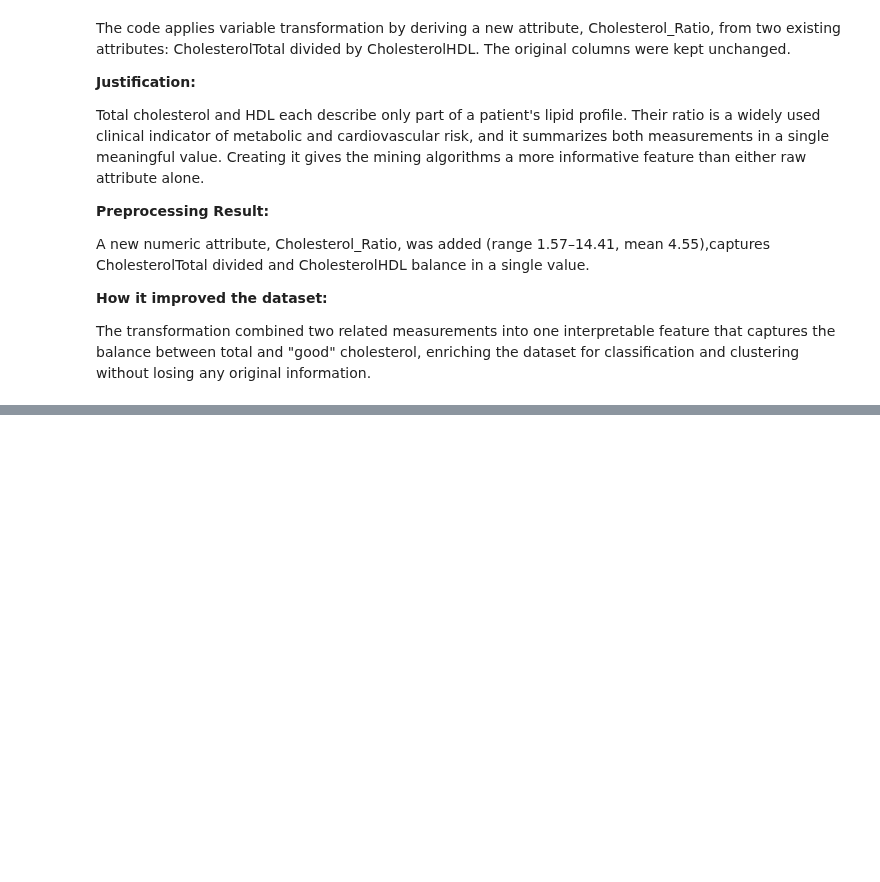
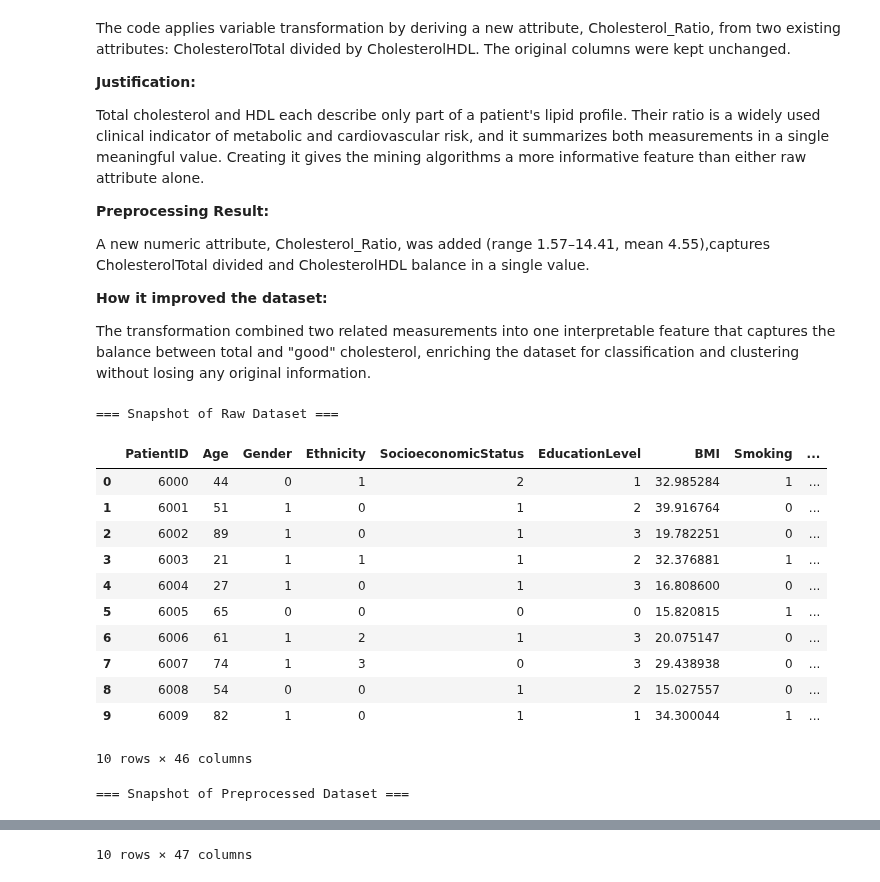
Before and after one commit to reemajedz99/IT326-Diabetes, a Jupyter notebook: Reports/Phase2.ipynb, the cells around one changed output, grey strips where cells are left out. Saved outputs shown, nothing was run; the diff lists cells and outputs as text; code cells hidden in the pictures; blank space fills up the shorter version.

```diff
--- a/Reports/Phase2.ipynb
+++ b/Reports/Phase2.ipynb
@@ -280,23 +277,34 @@ The code normalizes the data by applying `MinMaxScaler` from `sklearn.preprocess
 #### **Justification:**
 In our raw dataset, numerical features have very different ranges. Scaling the data ensures that all features are uniform, preventing large numbers from dominating distance calculations and improving overall model performance. After scaling, `df.describe()` was used to verify that all transformed features are bounded between `0` and `1`.
 # %%
+import os
 import pandas as pd
 from sklearn.preprocessing import MinMaxScaler
 
-preprocessed_df = df.copy()
+raw_df = pd.read_csv('Dataset/Raw_dataset.csv')
+
+preprocessed_df = raw_df.copy()
 
 num_cols = [
-    'AlcoholConsumption', 'PhysicalActivity', 'DietQuality',
-    'SleepQuality', 'SerumCreatinine', 'BUNLevels',
-    'CholesterolTotal', 'CholesterolLDL', 'CholesterolHDL',
-    'CholesterolTriglycerides', 'FatigueLevels', 'QualityOfLifeScore'
+    'AlcoholConsumption',
+    'PhysicalActivity',
+    'DietQuality',
+    'SleepQuality',
+    'SerumCreatinine',
+    'BUNLevels',
+    'CholesterolTotal',
+    'CholesterolLDL',
+    'CholesterolHDL',
+    'CholesterolTriglycerides',
+    'FatigueLevels',
+    'QualityOfLifeScore',
 ]
 
 scaler = MinMaxScaler()
 preprocessed_df[num_cols] = scaler.fit_transform(preprocessed_df[num_cols])
 
 print("Raw Dataset Sample:")
-display(df[num_cols].head())
+display(raw_df[num_cols].head())
 
 print("\nNormalized Dataset Sample:")
 display(preprocessed_df[num_cols].head())
@@ -397,16 +403,18 @@ The resulting dataset is more interpretable, as continuous clinical measurements
 # %% [markdown]
 # 3. Variable Transformation
 # %%
-
-df["Cholesterol_Ratio"] = df["CholesterolTotal"] / df["CholesterolHDL"]
+preprocessed_df['Cholesterol_Ratio'] = (
+    preprocessed_df['CholesterolTotal'] / preprocessed_df['CholesterolHDL'])
 
 print("Raw dataset snapshot:")
-print(df[["PatientID", "CholesterolTotal", "CholesterolHDL", "Diagnosis"]].head(10))
+display(
+    raw_df[['PatientID','CholesterolTotal','CholesterolHDL','Diagnosis',]].head(10))
 
 print("\nPreprocessed dataset snapshot:")
-print(df[["PatientID", "CholesterolTotal", "CholesterolHDL","Cholesterol_Ratio", "Diagnosis"]].head(10).round(3))
+display(
+    preprocessed_df[[ 'PatientID','CholesterolTotal','CholesterolHDL','Cholesterol_Ratio','Diagnosis', ]].head(10) .round(3))
 
 print("\nCholesterol_Ratio summary:")
-print(df["Cholesterol_Ratio"].describe().round(2))
+print(preprocessed_df['Cholesterol_Ratio'].describe().round(2))
 # %% [output]
 Raw dataset snapshot:
@@ -448,3 +476,26 @@ A new numeric attribute, Cholesterol_Ratio, was added (range 1.57–14.41, mean
 **How it improved the dataset:**
 
 The transformation combined two related measurements into one interpretable feature that captures the balance between total and "good" cholesterol, enriching the dataset for classification and clustering without losing any original information.
+# %%
+#Snapshot of Raw Dataset
+print("=== Snapshot of Raw Dataset ===")
+display(raw_df.head(10))
+
+#Snapshot of Preprocessed Dataset (containing normalized, discretized, and transformed features)
+print("\n=== Snapshot of Preprocessed Dataset ===")
+display(preprocessed_df.head(10))
+# %% [output]
+=== Snapshot of Raw Dataset ===
+|  | PatientID | Age | Gender | Ethnicity | SocioeconomicStatus | EducationLevel | BMI | Smoking | ... |
+| 0 | 6000 | 44 | 0 | 1 | 2 | 1 | 32.985284 | 1 | ... |
+| 1 | 6001 | 51 | 1 | 0 | 1 | 2 | 39.916764 | 0 | ... |
+| 2 | 6002 | 89 | 1 | 0 | 1 | 3 | 19.782251 | 0 | ... |
+| 3 | 6003 | 21 | 1 | 1 | 1 | 2 | 32.376881 | 1 | ... |
+| 4 | 6004 | 27 | 1 | 0 | 1 | 3 | 16.808600 | 0 | ... |
+| 5 | 6005 | 65 | 0 | 0 | 0 | 0 | 15.820815 | 1 | ... |
+| 6 | 6006 | 61 | 1 | 2 | 1 | 3 | 20.075147 | 0 | ... |
+| 7 | 6007 | 74 | 1 | 3 | 0 | 3 | 29.438938 | 0 | ... |
+| 8 | 6008 | 54 | 0 | 0 | 1 | 2 | 15.027557 | 0 | ... |
+| 9 | 6009 | 82 | 1 | 0 | 1 | 1 | 34.300044 | 1 | ... |
+10 rows × 46 columns
+=== Snapshot of Preprocessed Dataset ===
@@ -450,0 +513 @@ The transformation combined two related measurements into one interpretable feat
+10 rows × 47 columns
```
Also changed, not shown: parts of 6 cells of this notebook.
